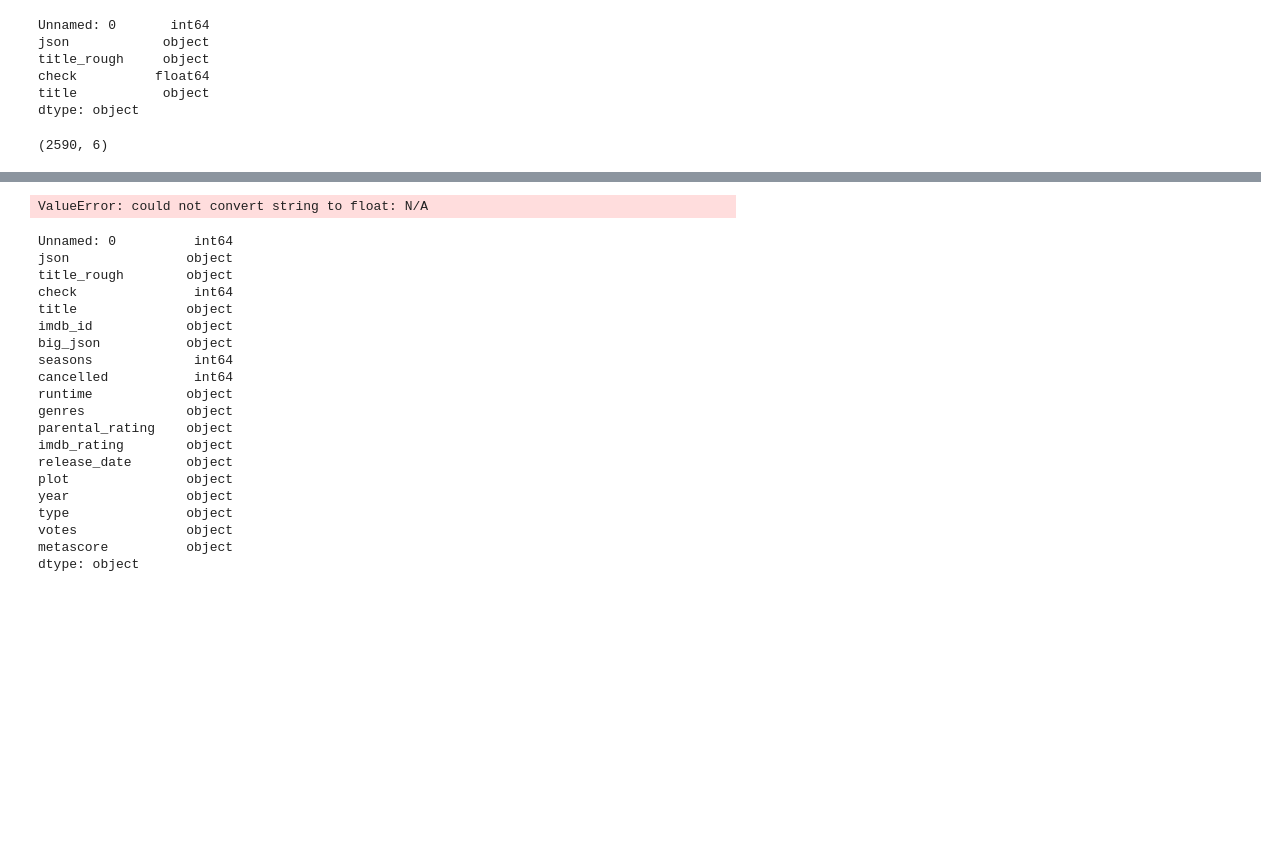
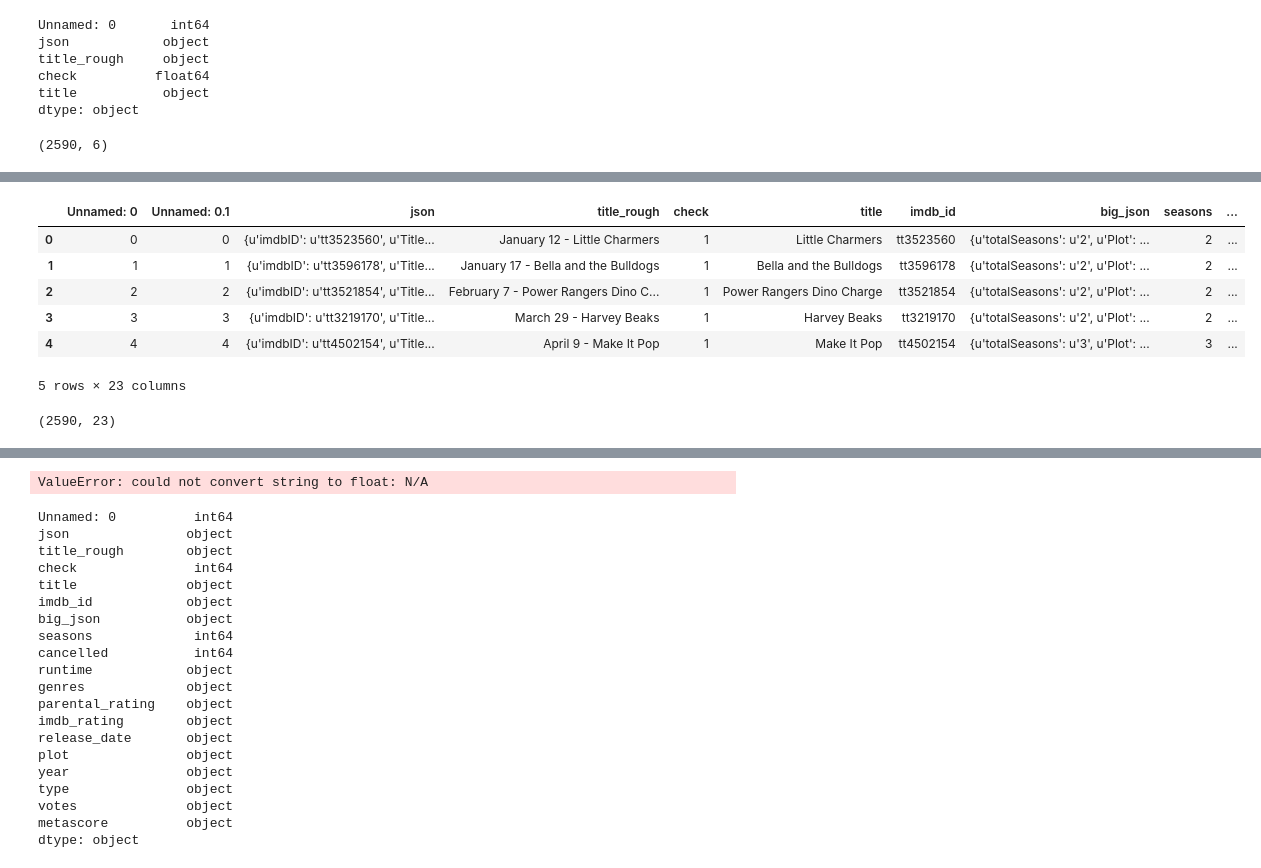
Before and after one commit to cgeppig/Will_My_Show_Get_Cancelled, a Jupyter notebook: Capstone Data Acquisition.ipynb, the cells around one changed output, grey strips where cells are left out. Saved outputs shown, nothing was run; the diff lists cells and outputs as text; code cells hidden in the pictures; blank space fills up the shorter version.

```diff
--- a/Capstone Data Acquisition.ipynb
+++ b/Capstone Data Acquisition.ipynb
@@ -918 +966,27 @@ shows['metascore'] = shows['big_json'].apply(lambda x: x['Metascore'])
+# %%
+## scraping keywords
+
+temp_keywords = []
+for div in soup_for_keywords('div', {'id':'keywords_content'}):
+    for text in div('div', {'class':'sodatext'}):
+        for a in text('a'):
+#             print a.get_text()
+            temp_keywords.append(a.get_text())
+# %%
+## scrapes keywords
+## imdbID must be in str format
+def scrape_keywords(imdbID):
+    soup_for_keywords = BeautifulSoup(urllib2.urlopen(access_keyword_page(imdbID)))
+    temp_keywords = []
+    for div in soup_for_keywords('div', {'id':'keywords_content'}):
+        for text in div('div', {'class':'sodatext'}):
+            for a in text('a'):
+    #             print a.get_text()
+                temp_keywords.append(a.get_text())
+    return temp_keywords
+#     print temp_keywords
+    sleep(2)
+# %%
+# started 17:38 finished by 18:24
+shows['keywords'] = shows['imdb_id'].apply(scrape_keywords)
 # %%
@@ -919,0 +1060,12 @@ shows.to_csv('')
+# %%
+shows.drop(['Unnamed: 0', 'Unnamed: 0.1'], inplace=True, axis=1)
+# %%
+shows.head()
+# %% [output]
+|  | Unnamed: 0 | Unnamed: 0.1 | json | title_rough | check | title | imdb_id | big_json | seasons | ... |
+| 0 | 0 | 0 | {u'imdbID': u'tt3523560', u'Title... | January 12 - Little Charmers | 1 | Little Charmers | tt3523560 | {u'totalSeasons': u'2', u'Plot': ... | 2 | ... |
+| 1 | 1 | 1 | {u'imdbID': u'tt3596178', u'Title... | January 17 - Bella and the Bulldogs | 1 | Bella and the Bulldogs | tt3596178 | {u'totalSeasons': u'2', u'Plot': ... | 2 | ... |
+| 2 | 2 | 2 | {u'imdbID': u'tt3521854', u'Title... | February 7 - Power Rangers Dino C... | 1 | Power Rangers Dino Charge | tt3521854 | {u'totalSeasons': u'2', u'Plot': ... | 2 | ... |
+| 3 | 3 | 3 | {u'imdbID': u'tt3219170', u'Title... | March 29 - Harvey Beaks | 1 | Harvey Beaks | tt3219170 | {u'totalSeasons': u'2', u'Plot': ... | 2 | ... |
+| 4 | 4 | 4 | {u'imdbID': u'tt4502154', u'Title... | April 9 - Make It Pop | 1 | Make It Pop | tt4502154 | {u'totalSeasons': u'3', u'Plot': ... | 3 | ... |
+5 rows × 23 columns
@@ -919,0 +1082,4 @@ shows.to_csv('')
+# %%
+shows.shape
+# %% [output]
+(2590, 23)
```
Also changed, not shown: parts of 45 cells of this notebook, 2 other files.
